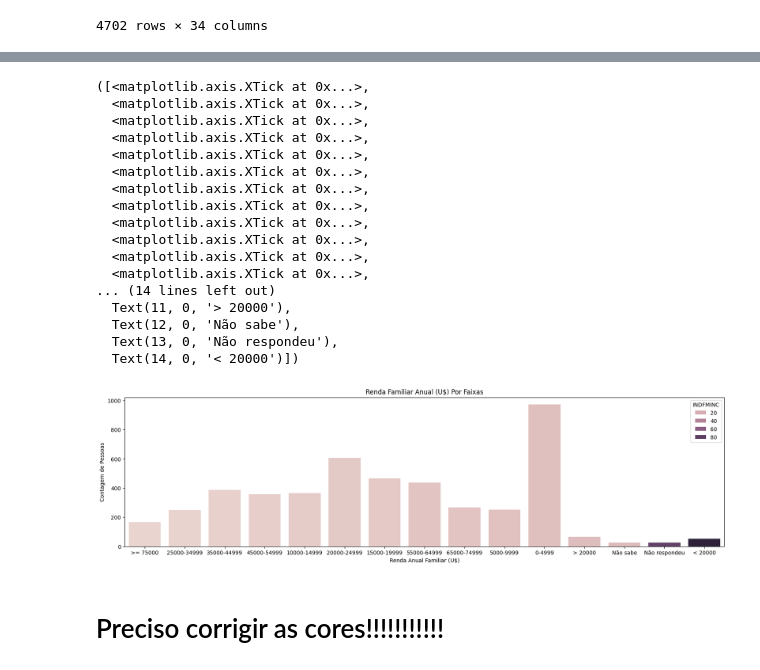
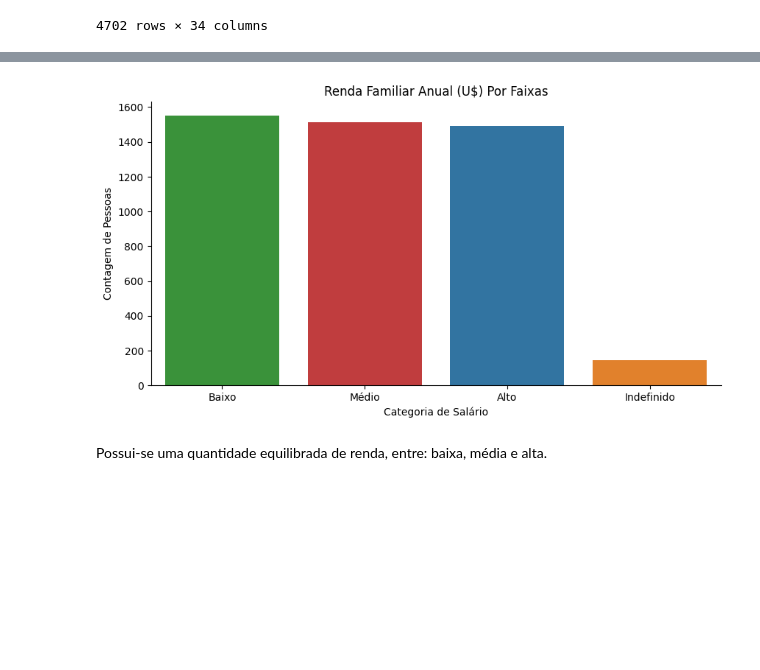
Before and after one commit to OtavioAroca/portfolio, a Jupyter notebook: depressao.ipynb, the cells around one changed output, grey strips where cells are left out. Drawn from its saved outputs; the diff is of its cells as text; code cells hidden in the pictures; blank space fills up the shorter version.

```diff
--- a/depressao.ipynb
+++ b/depressao.ipynb
@@ -429,3 +495,0 @@ Será criada a coluna CATEGORY que representará o grau de sintomas depressivos
-# %%
-# Criando a coluna CATEGORY com base no valor de DPQ_SCORE
-df_unido['CATEGORY'] = df_unido['DPQ_SCORE'].apply(lambda x: 0 if x < 5 else (1 if x < 10 and x >= 5 else 2))
@@ -587,61 +659,40 @@ plt.xticks(ticks=range(len(ordem)), labels=formatar_labels)
+# %%
+# Criando uma função para categorizar os salários em Baixo, Médio e Alto
+def categorizar_salario(salario):
+
+    if salario in [1, 2, 3, 4, 5, 13]:
+        return 'Baixo'
+    elif salario in [6, 7, 8]:
+        return 'Médio'
+    elif salario in [9, 10, 11]:
+        return 'Alto'
+    else: # 12, 77, 99
+        return 'Indefinido'
+# %%
+# Aplicando a função na coluna INDFMINC
+df_unido['INDFMINC'] = df_unido['INDFMINC'].apply(categorizar_salario)
 # %%
-rendas = {
-    1: '0-4999',
-    2: '5000-9999',
-    3: '10000-14999',
-    4: '15000-19999',
-    5: '20000-24999',
-    6: '25000-34999',
-    7: '35000-44999',
-    8: '45000-54999',
-    9: '55000-64999',
-    10: '65000-74999',
-    11: '>= 75000',
-    12: '> 20000',
-    13: '< 20000',
-    77: 'Não respondeu',
-    99: 'Não sabe'
-}
-
+# Variável para ordenar de forma decrescente
 ordem = df_unido['INDFMINC'].value_counts().index
 
-formatar_labels = [rendas[value] for value in ordem]
-
 # Definindo o tamanho
-plt.figure(figsize=(20,5))
+plt.figure(figsize=(10,5))
 
 # Criando gráfico
-grafico = sns.countplot(x='INDFMINC', data=df_unido, hue='INDFMINC')
+grafico = sns.countplot(x='INDFMINC', data=df_unido, hue='INDFMINC', order=ordem)
 
 # Definindo o título
 plt.title('Renda Familiar Anual (U$) Por Faixas')
 
 # Legenda eixo x
-plt.xlabel('Renda Anual Familiar (U$)')
+plt.xlabel('Categoria de Salário')
 
 # Legenda eixo y
 plt.ylabel('Contagem de Pessoas')
 
-# Definindo os rótulos formatados para os ticks do eixo x
-plt.xticks(ticks= range(len(ordem)), labels=formatar_labels)
+# Removendo as bordas à direita
+sns.despine(right= True)
 # %% [output]
-([<matplotlib.axis.XTick at 0x...>,
-  <matplotlib.axis.XTick at 0x...>,
-  <matplotlib.axis.XTick at 0x...>,
-  <matplotlib.axis.XTick at 0x...>,
-  <matplotlib.axis.XTick at 0x...>,
-  <matplotlib.axis.XTick at 0x...>,
-  <matplotlib.axis.XTick at 0x...>,
-  <matplotlib.axis.XTick at 0x...>,
-  <matplotlib.axis.XTick at 0x...>,
-  <matplotlib.axis.XTick at 0x...>,
-  <matplotlib.axis.XTick at 0x...>,
-  <matplotlib.axis.XTick at 0x...>,
-... (14 lines left out)
-  Text(11, 0, '> 20000'),
-  Text(12, 0, 'Não sabe'),
-  Text(13, 0, 'Não respondeu'),
-  Text(14, 0, '< 20000')])
-[figure, old version]
+[figure, new version]
-# %% [markdown]
-# Preciso corrigir as cores!!!!!!!!!!!
+# %% [markdown]
+Possui-se uma quantidade equilibrada de renda, entre: baixa, média e alta.
```
Also changed, not shown: parts of 42 cells of this notebook.
